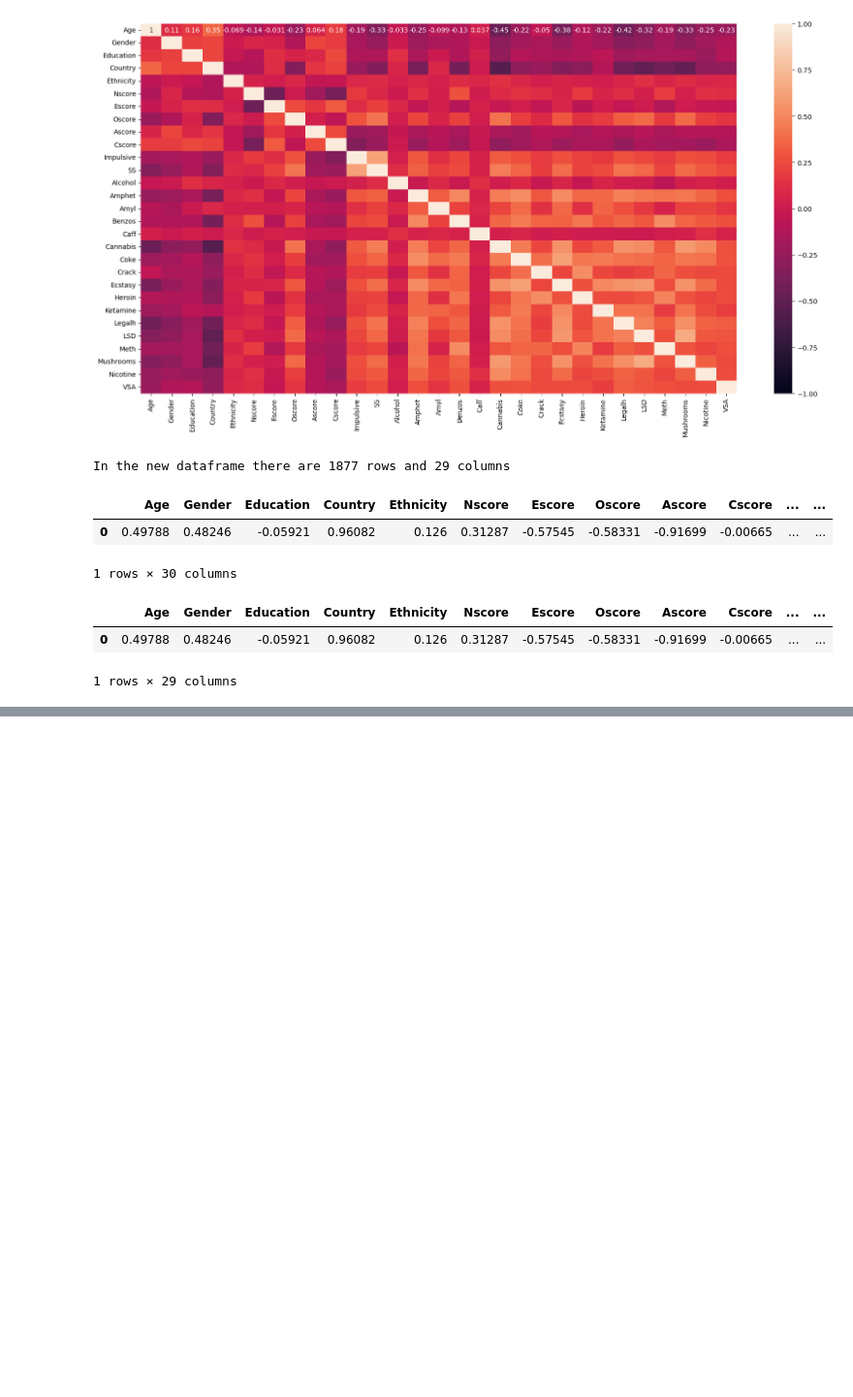
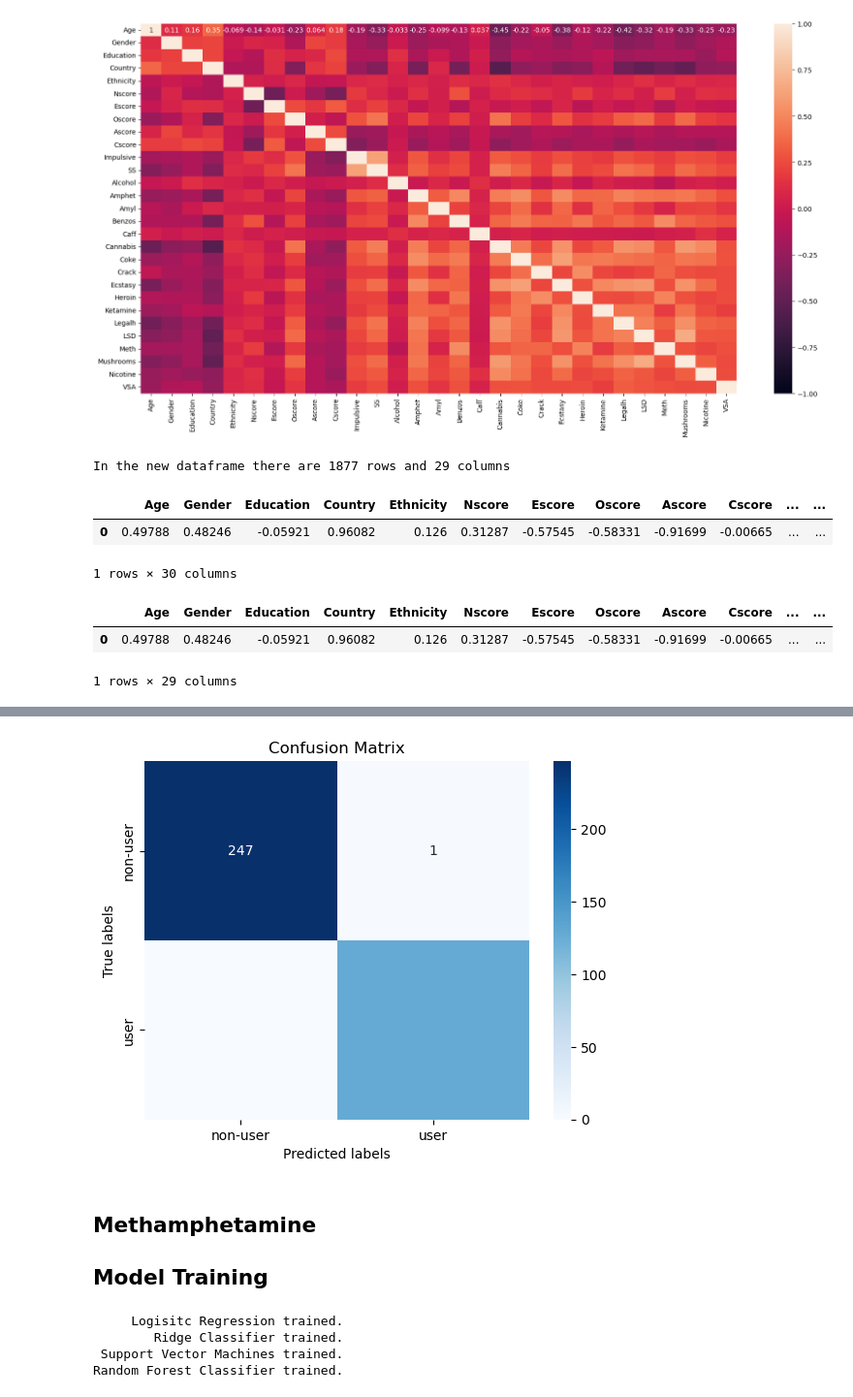
Before and after one commit to Sevinj-joy/DrugConsumption, a Jupyter notebook: drug_consumption.ipynb, the cells around one changed output, grey strips where cells are left out. Shown at 97% size. Drawn from its saved outputs; the diff is of its cells as text; code cells hidden in the pictures; blank space fills up the shorter version.

```diff
--- a/drug_consumption.ipynb
+++ b/drug_consumption.ipynb
@@ -261,0 +277,10 @@ X_train.head()
+# %%
+models = {
+            '     Logisitc Regression': LogisticRegression(),
+            '        Ridge Classifier': RidgeClassifier(),
+            ' Support Vector Machines': SVC(),
+            'Random Forest Classifier': RandomForestClassifier()}
+# %%
+for name, model in models.items():
+    model.fit(X_train, y_train)
+    print(name + ' trained.')
@@ -261,0 +317,13 @@ X_train.head()
+# %%
+#Confusion Matrix
+
+model = LogisticRegression()
+model.fit(X_train, y_train)
+yhat = model.predict(X_test)
+plot_confusion_matrix(y_test, yhat)
+# %% [output]
+[figure, added]
+# %% [markdown]
+## Methamphetamine
+
+## Model Training
@@ -261,0 +332,9 @@ X_train.head()
+# %%
+for name, model in models.items():
+    model.fit(X_train, y_train)
+    print(name + ' trained.')
+# %% [output]
+     Logisitc Regression trained.
+        Ridge Classifier trained.
+ Support Vector Machines trained.
+Random Forest Classifier trained.
```
Also changed, not shown: parts of 19 cells of this notebook.
